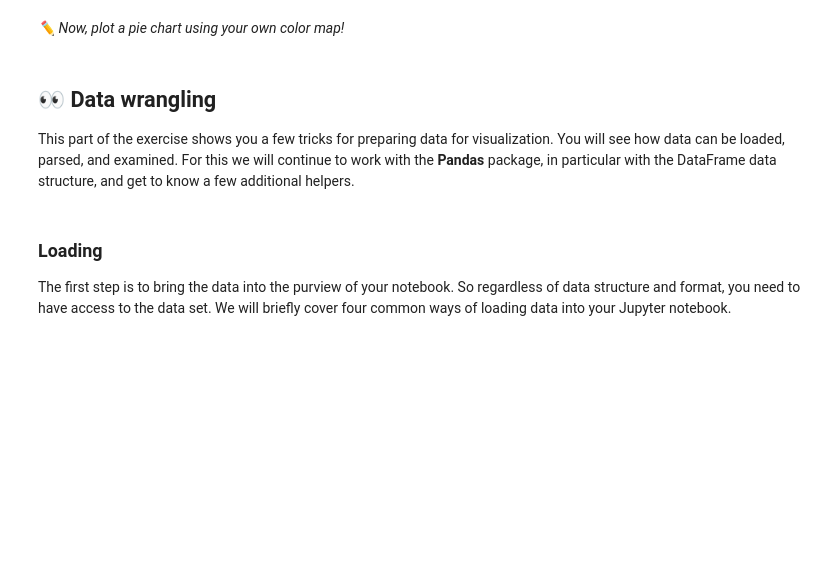
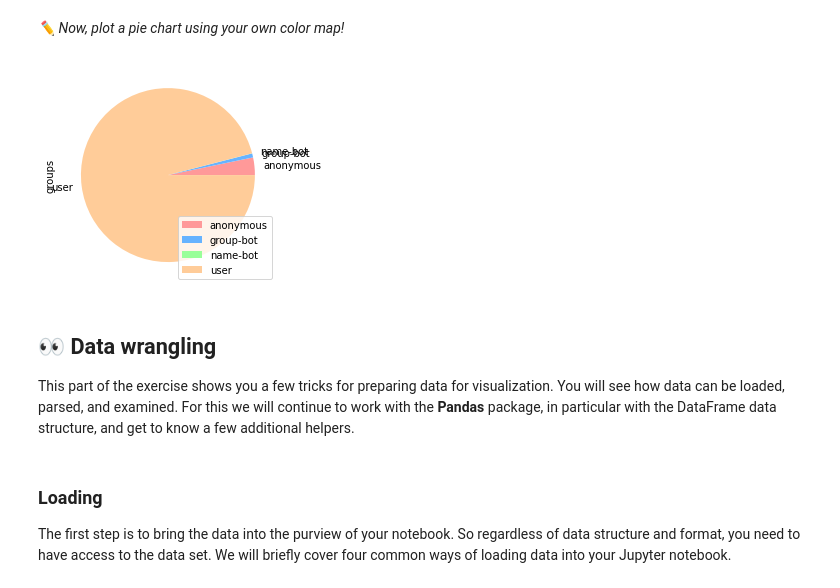
Before and after one commit to FUB-HCC/hcds-summer-2022, a Jupyter notebook: assignments/A1_R1_WarmUp/GroupHJR/joth/A1_WarmUp.ipynb, the cells around one changed output. Drawn from its saved outputs; the diff is of its cells as text; code cells hidden in the pictures; blank space fills up the shorter version.

```diff
--- a/assignments/A1_R1_WarmUp/GroupHJR/joth/A1_WarmUp.ipynb
+++ b/assignments/A1_R1_WarmUp/GroupHJR/joth/A1_WarmUp.ipynb
@@ -118,5 +214,14 @@ plt.show()
 # %% [markdown]
 *✏️ Now, plot a pie chart using your own color map!*
+# %%
+colors = ['#ff9999','#66b3ff','#99ff99','#ffcc99']
+az=plot_data["groups"].plot(kind='pie',colors=colors)
+
+plt.legend(loc="lower right")
+
+plt.show()
+# %% [output]
+[figure, added]
 # %% [markdown]
 ## 👀 Data wrangling
 This part of the exercise shows you a few tricks for preparing data for visualization. You will see how data can be loaded, parsed, and examined. For this we will continue to work with the **Pandas** package, in particular with the DataFrame data structure, and get to know a few additional helpers.
```
Also changed, not shown: parts of 52 cells of this notebook.
